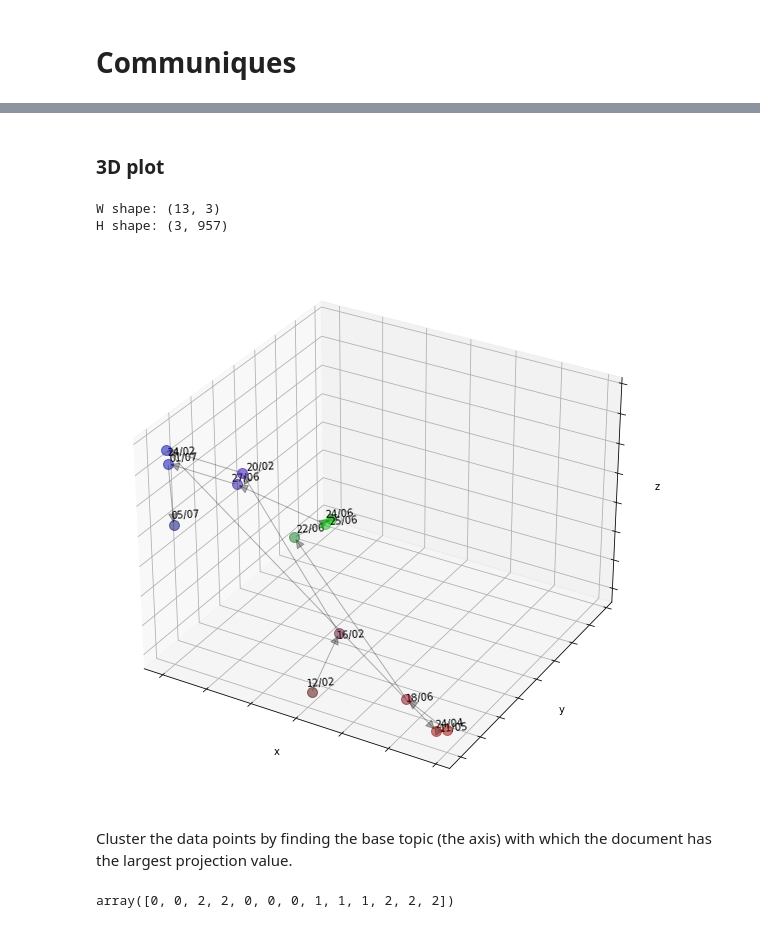
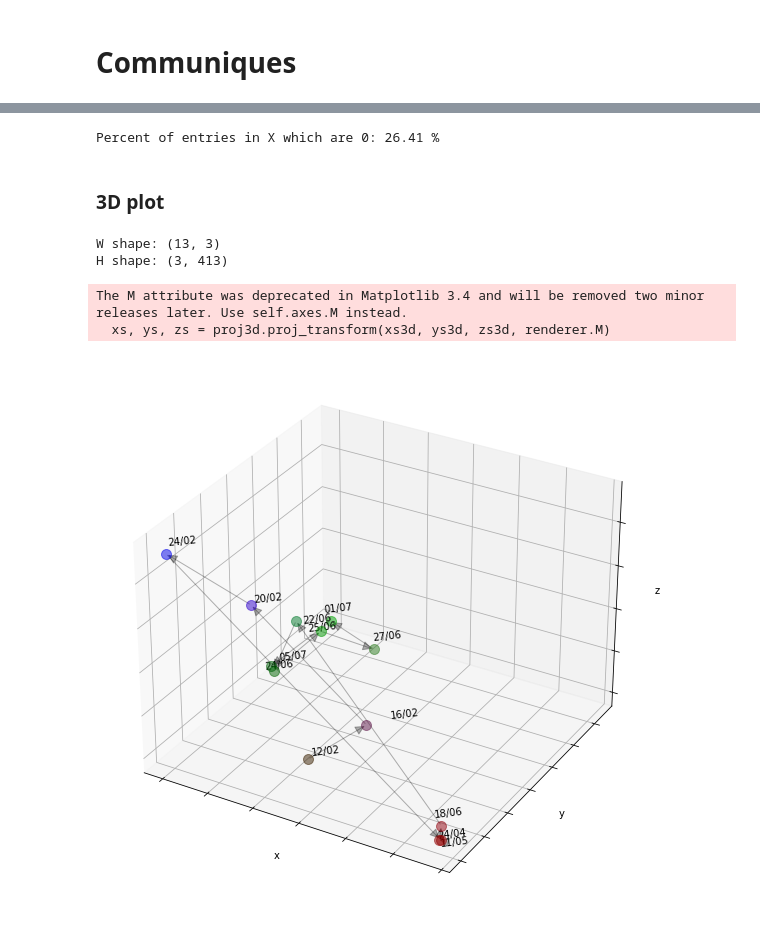
Before and after one commit to ariansajina/master-thesis, a Jupyter notebook: notebooks/tfidf-nmf.ipynb, the cells around one changed output, grey strips where cells are left out. Drawn from its saved outputs; the diff is of its cells as text; code cells hidden in the pictures.

```diff
--- a/notebooks/tfidf-nmf.ipynb
+++ b/notebooks/tfidf-nmf.ipynb
@@ -914,4 +875,0 @@ nlp = spacy.load("en_core_web_sm", exclude=["ner"])
-# %%
-t = time.time()
-doc = nlp(' '.join(df.story)) # takes a few minutes
-print(f'Time taken: {round((time.time() - t) / 60, 2)} mins')
@@ -1112,0 +927,31 @@ plt.scatter(W[:,0], W[:,1])
+# %%
+# validate tfidf matrix
+comm_train_err, comm_test_err = validate_nmf(comm_X.A)
+# %%
+fig, axes = plt.subplots(1, 2, figsize=(10,4))
+
+titles = [f'Control ({control_n_latent_dim} latent dimensions)', 'Communiques dates']
+train_errs = [control_train_err, comm_train_err]
+test_errs = [control_test_err, comm_test_err]
+
+for i, ax in enumerate(axes):
+
+    ax.plot(*list(zip(*train_errs[i])), '-xb', label='train')
+    ax.plot(*list(zip(*test_errs[i])), '-or', label='test')
+    ax.set_title(titles[i])
+    #ax.legend()
+
+    ax.set_xlabel('Number of factors')
+    ax.spines['top'].set_visible(False)
+    ax.spines['right'].set_visible(False)
+
+    if i == 0:
+        ax.set_ylabel('Mean Squared Error')
+        ax.axvline(control_n_latent_dim, color='k', dashes=[2,2])
+
+lines, labels = axes[0].get_legend_handles_labels()
+fig.legend(lines, labels, loc='upper right')
+fig.subplots_adjust(right=0.9)
+
+#fig.tight_layout()
+fig.savefig('../figures/nmf-date-comm-validation.pdf')
@@ -1113,3 +960,7 @@ plt.scatter(W[:,0], W[:,1])
+# %%
+print(f'Percent of entries in X which are 0: {np.round(np.mean(comm_X.A > 0)*100,2)} %')
+# %% [output]
+Percent of entries in X which are 0: 26.41 %
 # %% [markdown]
 ### 3D plot
 # %%
@@ -1121,14 +972,14 @@ nmf = NMF(n_components=3,
           alpha=0,
           l1_ratio=0)
 
-W = nmf.fit_transform(X.toarray())
+W = nmf.fit_transform(comm_X.A)
 H = nmf.components_
 
 print(f'W shape: {W.shape}')
 print(f'H shape: {H.shape}')
 # %% [output]
 W shape: (13, 3)
-H shape: (3, 957)
+H shape: (3, 413)
 # %%
 # from: https://stackoverflow.com/questions/22867620/putting-arrowheads-on-vectors-in-matplotlibs-3d-plot
 
@@ -1174,38 +1025,34 @@ for i, label in enumerate(dates):
                 alpha=0.5,
                 s=100)
 
     # annotate
-    jx, jy, jz = np.random.normal(0, 0.01, 3)
+    jx, jy, jz = np.random.normal(0, 0.02, 3)
     ax.text(x + jx,
             y + jy,
             z + jz,
             pd.to_datetime(label).strftime('%d/%m'),
             zdir=(1,1,0))
 
     # add arrow
     if i>0:
         previous_point = W[i-1,:]
         px, py, pz = previous_point
         #ax.arrow((px,x),(py,y),(pz,z),
         #        color='black',
         #        arrowstyle='-|>')
         #ax.quiver(px,py,pz,
         #          x,y,z,
         #          color='black',
         #          alpha=0.3,
         #          lw=2)
         arrow = Arrow3D([px,x],[py,y],[pz,z],
                         mutation_scale=20,
                         lw=1,
                         arrowstyle='-|>',
                         color='k',
                         alpha=0.3)
         ax.add_artist(arrow)
 # %% [output]
+The M attribute was deprecated in Matplotlib 3.4 and will be removed two minor releases later. Use self.axes.M instead.
+  xs, ys, zs = proj3d.proj_transform(xs3d, ys3d, zs3d, renderer.M)
-[figure, old version]
+[figure, new version]
-# %% [markdown]
-Cluster the data points by finding the base topic (the axis) with which the document has the largest projection value.
-# %%
-np.apply_along_axis(np.argmax,1,W)
-# %% [output]
-array([0, 0, 2, 2, 0, 0, 0, 1, 1, 1, 2, 2, 2])
```
Also changed, not shown: parts of 57 cells of this notebook.
